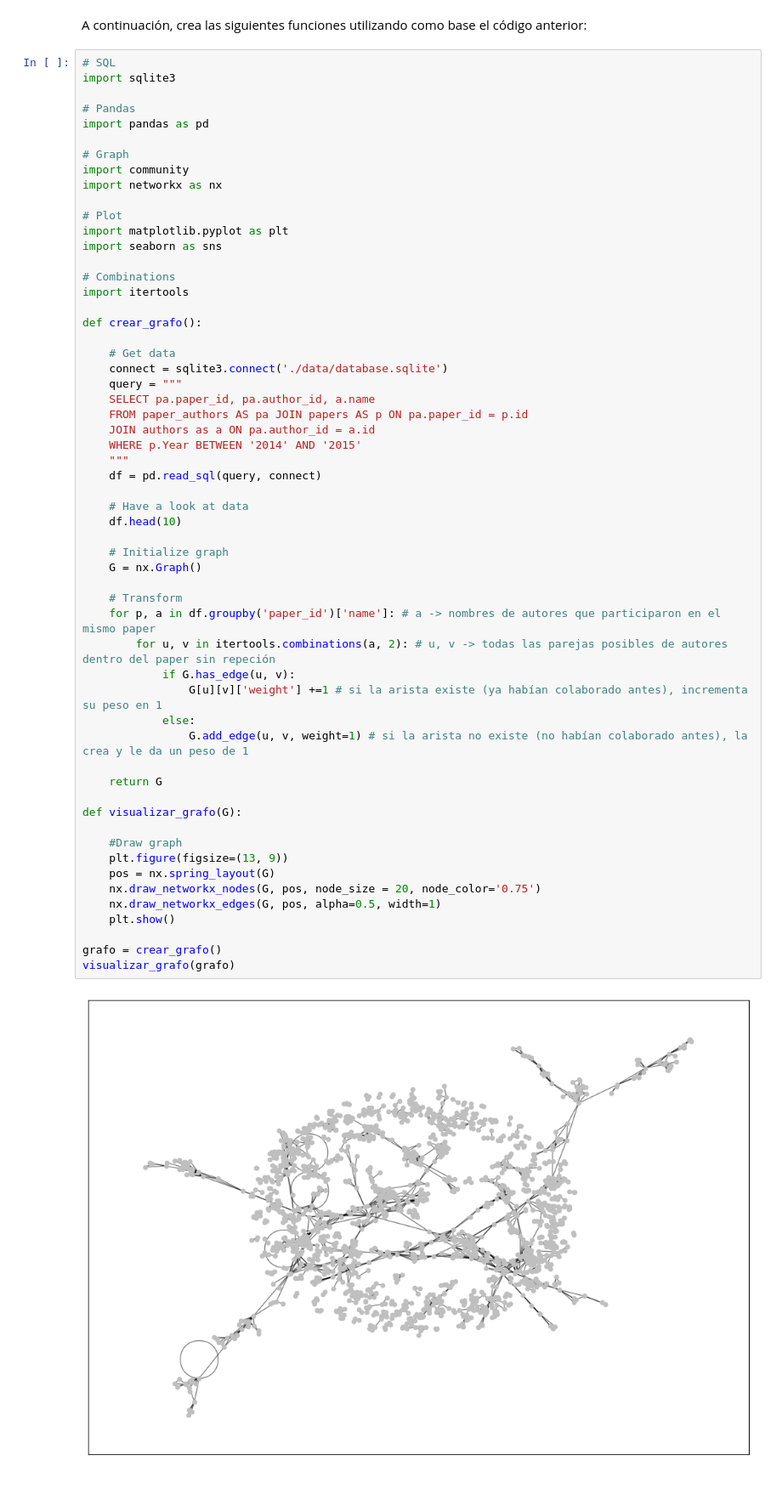
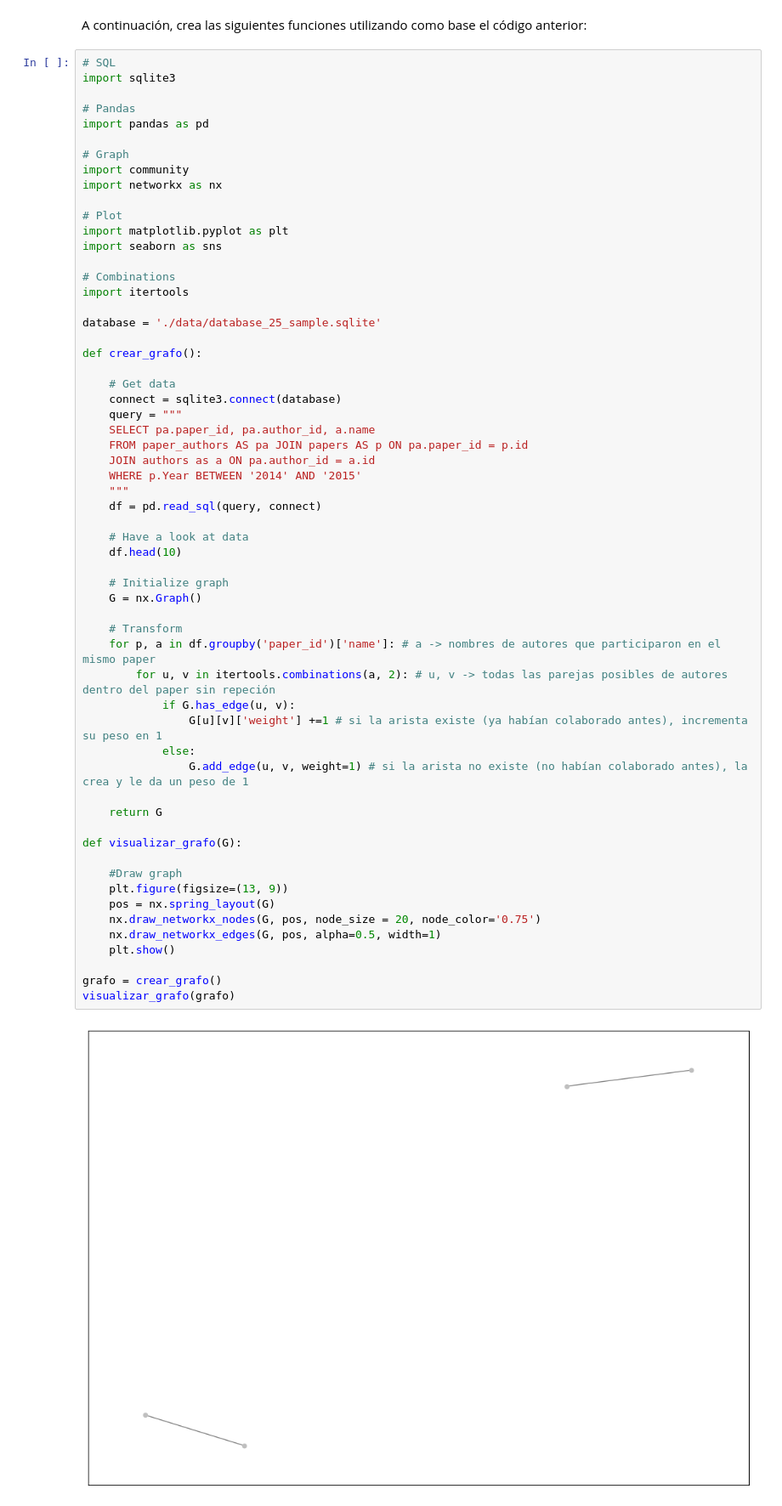
Before and after one commit to IkerGLopez/cdp-hb-project, a Jupyter notebook: CDP_0_SRC.ipynb, the cells around one changed output. Shown: that part at 85% size. Cells and saved outputs as stored; diff of their text form.

```diff
--- a/CDP_0_SRC.ipynb
+++ b/CDP_0_SRC.ipynb
@@ -118,10 +118,12 @@ import seaborn as sns
 # Combinations
 import itertools
 
+database = './data/database_25_sample.sqlite'
+
 def crear_grafo():
 
     # Get data
-    connect = sqlite3.connect('./data/database.sqlite')
+    connect = sqlite3.connect(database)
     query = """
     SELECT pa.paper_id, pa.author_id, a.name
     FROM paper_authors AS pa JOIN papers AS p ON pa.paper_id = p.id
@@ -131,31 +133,31 @@ def crear_grafo():
     df = pd.read_sql(query, connect)
 
     # Have a look at data
     df.head(10)
 
     # Initialize graph
     G = nx.Graph()
 
     # Transform
     for p, a in df.groupby('paper_id')['name']: # a -> nombres de autores que participaron en el mismo paper
         for u, v in itertools.combinations(a, 2): # u, v -> todas las parejas posibles de autores dentro del paper sin repeción
             if G.has_edge(u, v):
                 G[u][v]['weight'] +=1 # si la arista existe (ya habían colaborado antes), incrementa su peso en 1
             else:
                 G.add_edge(u, v, weight=1) # si la arista no existe (no habían colaborado antes), la crea y le da un peso de 1
 
     return G
 
 def visualizar_grafo(G):
 
     #Draw graph
     plt.figure(figsize=(13, 9))
     pos = nx.spring_layout(G)
     nx.draw_networkx_nodes(G, pos, node_size = 20, node_color='0.75')
     nx.draw_networkx_edges(G, pos, alpha=0.5, width=1)
     plt.show()
 
 grafo = crear_grafo()
 visualizar_grafo(grafo)
 # %% [output]
-[figure, old version]
+[figure, new version]
```
Also changed, not shown: 2 other files.
